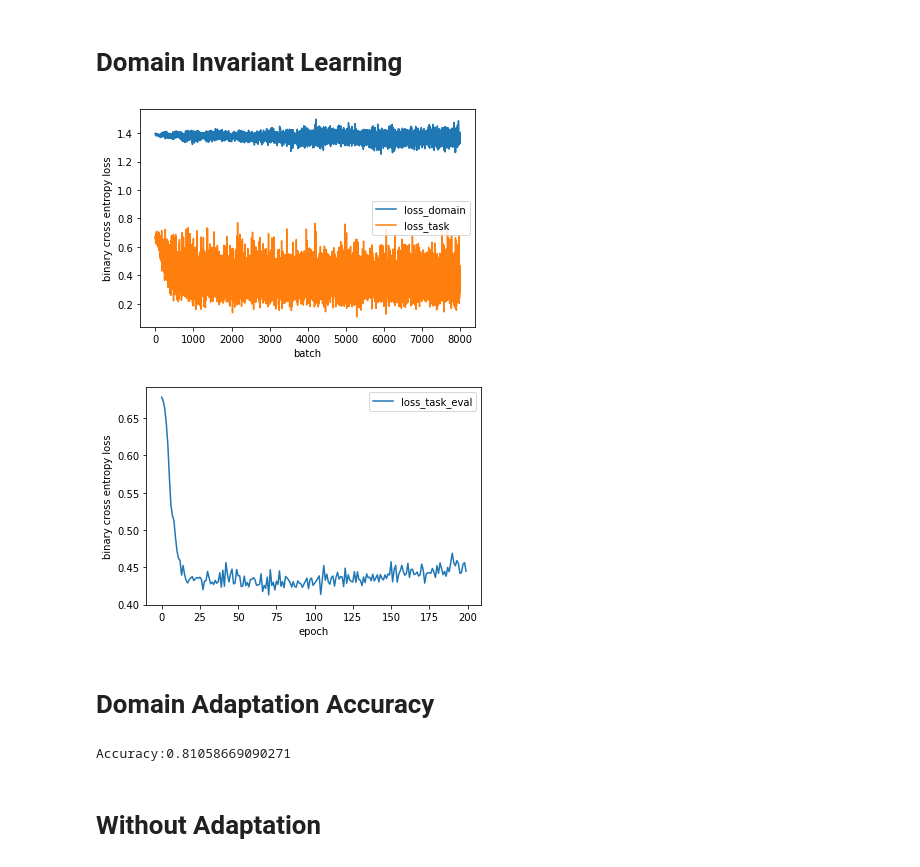
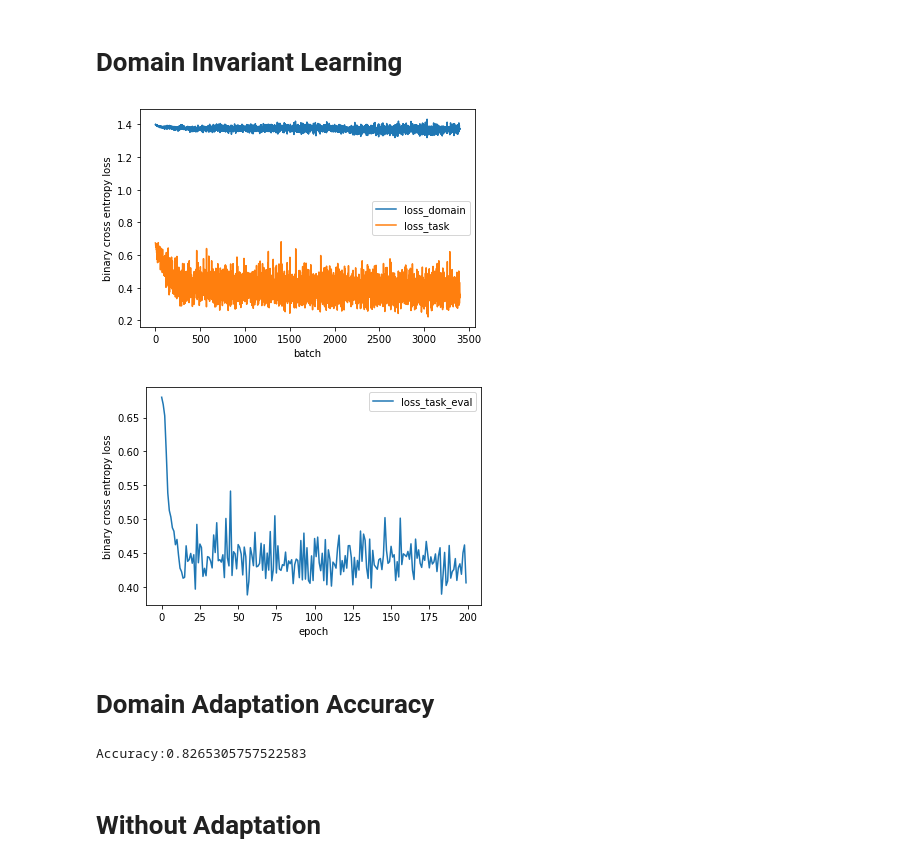
Before and after one commit to oh-yu/domain-invariant-learning, a Jupyter notebook: ecodataset_rnn.ipynb, the cells around one changed output. Saved outputs shown, nothing was run; the diff lists cells and outputs as text; code cells hidden in the pictures.

```diff
--- a/ecodataset_rnn.ipynb
+++ b/ecodataset_rnn.ipynb
@@ -27,7 +27,7 @@ scaler.fit(source_X)
 source_X = scaler.transform(source_X)
 target_X = scaler.transform(target_X)
 # %%
-source_loader, target_loader, source_y_task, source_X, target_X, target_y_task = utils.get_loader(source_X, target_X, source_y_task, target_y_task)
+source_loader, target_loader, source_y_task, source_X, target_X, target_y_task = utils.get_loader(source_X, target_X, source_y_task, target_y_task, batch_size=80)
 # %% [markdown]
 # Instantiate Feature Extractor, Domain Classifier, Task Classifier
 # %%
@@ -54,22 +54,26 @@ num_epochs = 200
 # %%
 feature_extractor, task_classifier = utils.fit(source_loader, target_loader, target_X, target_y_task,
                                                feature_extractor, domain_classifier, task_classifier, criterion,
-                                               feature_optimizer, domain_optimizer, task_optimizer, num_epochs=num_epochs)
+                                               feature_optimizer, domain_optimizer, task_optimizer, num_epochs=num_epochs, is_timeseries=True)
 # %% [output]
-[figure, old version]
+[figure, new version]
-[figure, old version]
+[figure, new version]
 # %% [markdown]
 # Domain Adaptation Accuracy
 # %%
 target_feature_eval = feature_extractor(target_X)
-pred_y_task = task_classifier(target_feature_eval)
+
+n_days = target_feature_eval.shape[0]//16
+target_feature_eval = target_feature_eval.reshape(n_days, 16, target_feature_eval.shape[1])
+
+pred_y_task = task_classifier(target_feature_eval, device)
 pred_y_task = torch.sigmoid(pred_y_task).reshape(-1)
 pred_y_task = pred_y_task > 0.5
 
 acc = sum(pred_y_task == target_y_task) / target_y_task.shape[0]
 print(f"Accuracy:{acc}")
 # %% [output]
-Accuracy:0.81058669090271
+Accuracy:0.8265305757522583
 # %% [markdown]
 # Without Adaptation
 # %%
```
Also changed, not shown: 1 other file.
